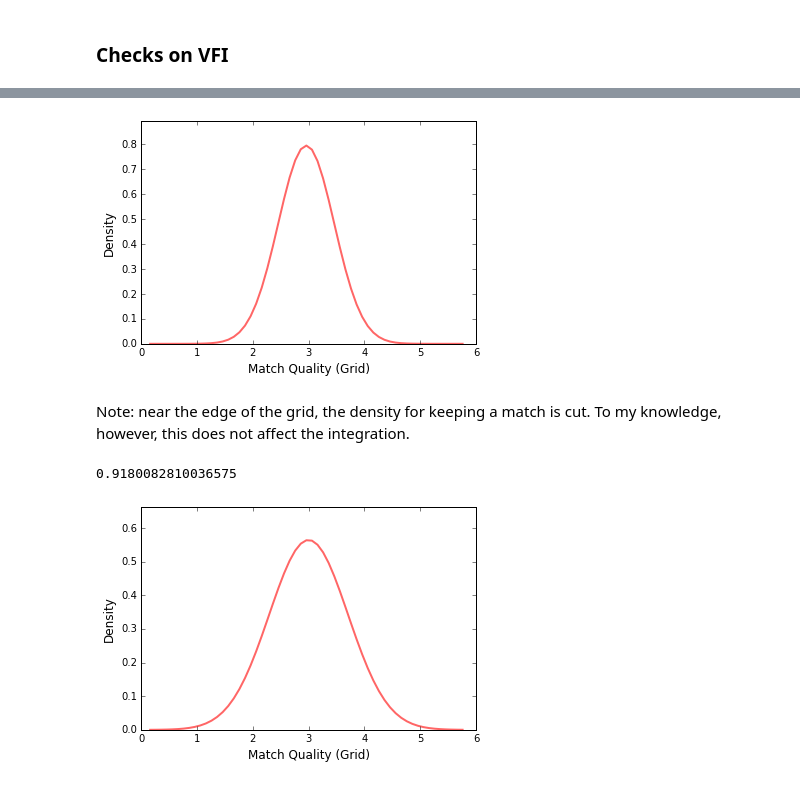
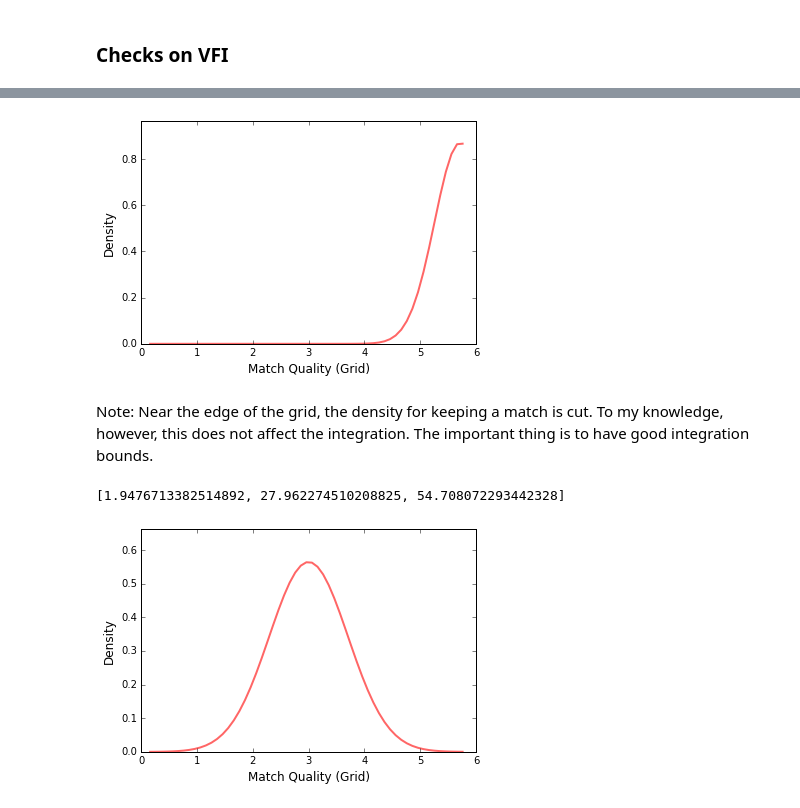
Before and after one commit to lorenzolagos/Applied_Causality, a Jupyter notebook: lib/04_model_individual.ipynb, the cells around one changed output, grey strips where cells are left out. Saved outputs shown, nothing was run; the diff lists cells and outputs as text; code cells hidden in the pictures.

```diff
--- a/lib/04_model_individual.ipynb
+++ b/lib/04_model_individual.ipynb
@@ -237,26 +246,31 @@ plt.show()
 # %%
 ### h_grid: density from beliefs about future quality by grid point when deciding to keep the worker
-q = 28 #change q from 0 to y.size to look at the increasing mean and same variance
+q = 56 #change q from 0 to y.size to look at the increasing mean and same variance
 r = 30 #change r from 0 to t.size to look at different tenures
 fig, ax = plt.subplots()
 x = y
 z = h_grid[q*(T_max+1)+r](x)
 ax.set_ylim(np.amin(h_grid[q*(T_max+1)+r](x)), np.amax(h_grid[q*(T_max+1)+r](x))+0.1)
 ax.plot(x, z, 'r-', linewidth=2, alpha=0.6)
 ax.set_xlabel('Match Quality (Grid)', fontsize=12)
 ax.set_ylabel('Density', fontsize=12)
 plt.show()
 # %% [output]
-[figure, old version]
+[figure, new version]
 # %% [markdown]
-Note: near the edge of the grid, the density for keeping a match is cut. To my knowledge, however, this does not affect the integration.
+Note: Near the edge of the grid, the density for keeping a match is cut. To my knowledge, however, this does not affect the integration. The important thing is to have good integration bounds.
 # %%
 #Integration Check
-q = 28 #change q from 0 to y.size to look at the increasing mean and same variance
+q = 0 #change q from 0 to y.size to look at the increasing mean and same variance
 r = 30 #change r from 0 to t.size to look at different tenures
-integrate.fixed_quad(lambda x: v_cols[q*(T_max+1)+r](x)*h_grid[q*(T_max+1)+r](x), mu_grid.flatten()[q*(T_max+1)+r]-3*sigma_grid.flatten()[q*(T_max+1)+r]**0.5, mu_grid.flatten()[q*(T_max+1)+r]+3*sigma_grid.flatten()[q*(T_max+1)+r]**0.5)[0]
+int1 = integrate.fixed_quad(lambda x: v_cols[q*(T_max+1)+r][0](x)*h_grid[q*(T_max+1)+r](x), mu_grid.flatten()[q*(T_max+1)+r]-3*sigma_grid.flatten()[q*(T_max+1)+r]**0.5, mu_grid.flatten()[q*(T_max+1)+r]+3*sigma_grid.flatten()[q*(T_max+1)+r]**0.5)[0]
+q = 28
+int2 = integrate.fixed_quad(lambda x: v_cols[q*(T_max+1)+r][0](x)*h_grid[q*(T_max+1)+r](x), mu_grid.flatten()[q*(T_max+1)+r]-3*sigma_grid.flatten()[q*(T_max+1)+r]**0.5, mu_grid.flatten()[q*(T_max+1)+r]+3*sigma_grid.flatten()[q*(T_max+1)+r]**0.5)[0]
+q = 56
+int3 = integrate.fixed_quad(lambda x: v_cols[q*(T_max+1)+r][0](x)*h_grid[q*(T_max+1)+r](x), mu_grid.flatten()[q*(T_max+1)+r]-3*sigma_grid.flatten()[q*(T_max+1)+r]**0.5, mu_grid.flatten()[q*(T_max+1)+r]+3*sigma_grid.flatten()[q*(T_max+1)+r]**0.5)[0]
+[int1, int2, int3]
 # %% [output]
-0.9180082810036575
+[1.9476713382514892, 27.962274510208825, 54.708072293442328]
 # %%
 ### h_0: density from beliefs about future quality when drawing a new worker
 #...this is the prior and does not vary with the grid location
```
Also changed, not shown: parts of 10 cells of this notebook, 1 other file.
